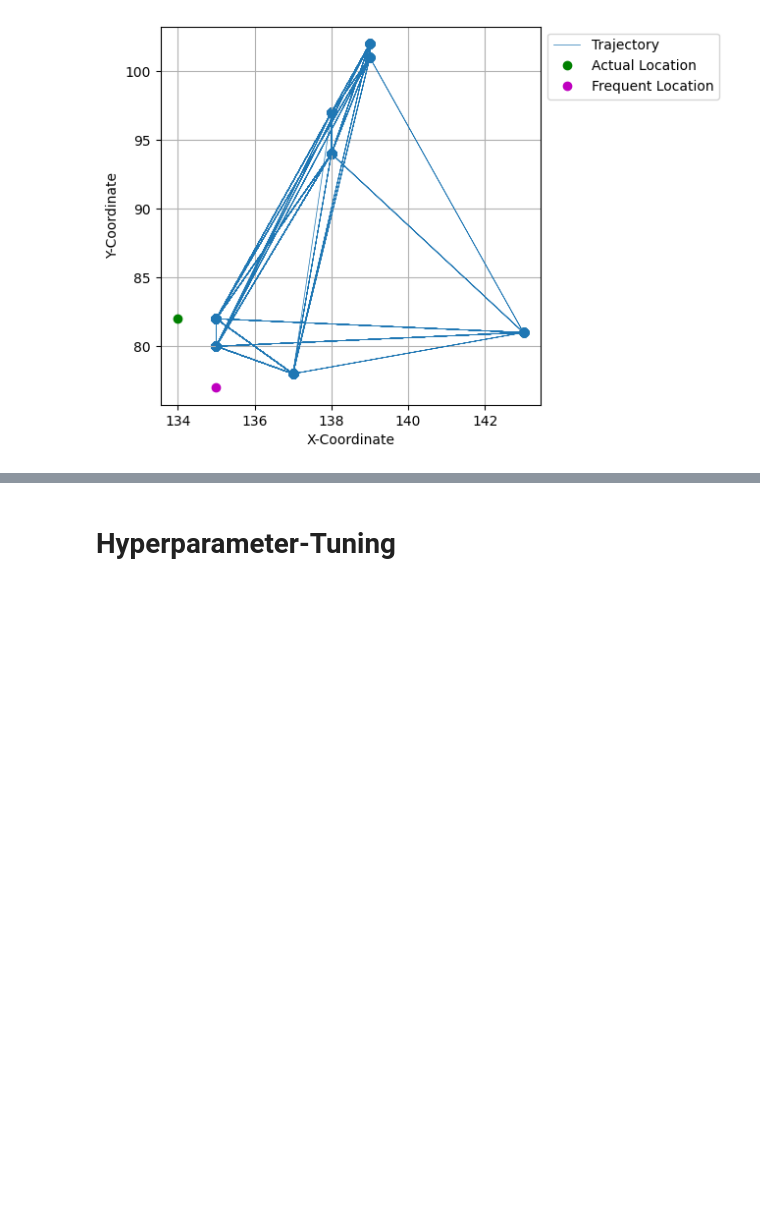
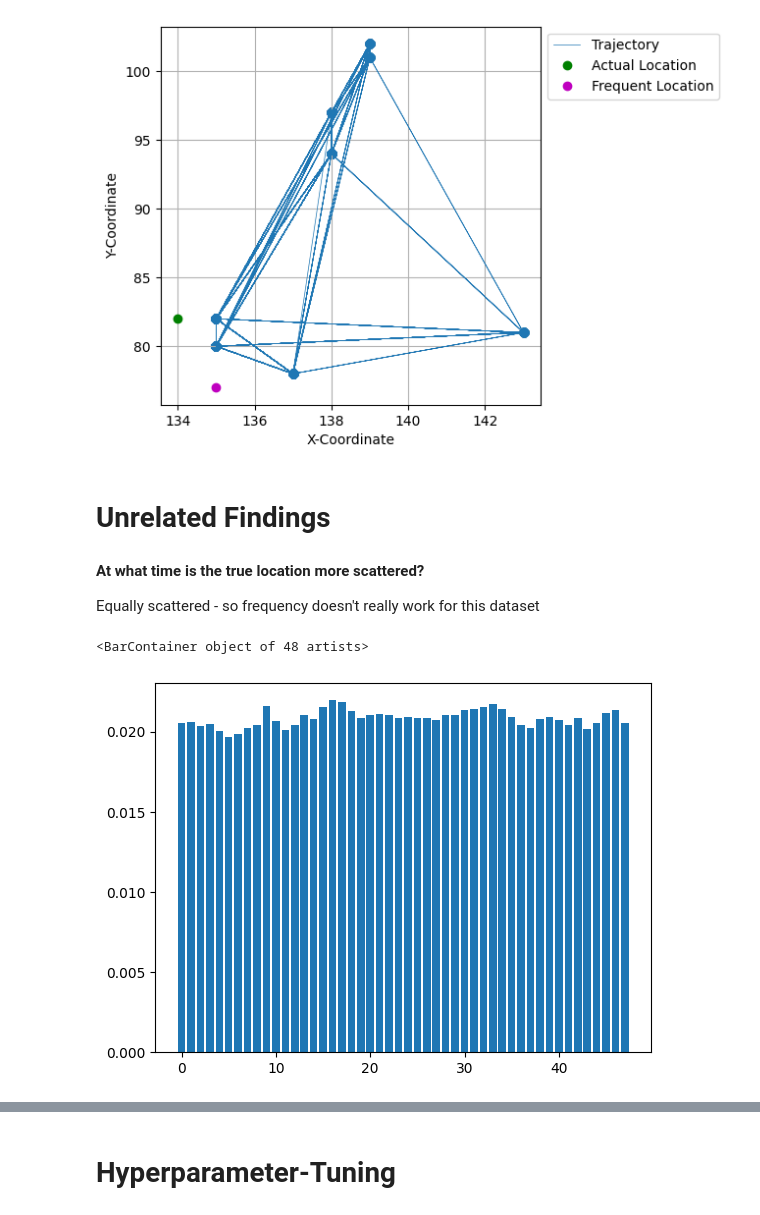
Before and after one commit to ANNIZHENG/MLModel_Eval_with_YJMob100K, a Jupyter notebook: CustomTransformer_with_YJMob100K.ipynb, the cells around one changed output, grey strips where cells are left out. Cells and saved outputs as stored; diff of their text form; code cells hidden in the pictures; blank space fills up the shorter version.

```diff
--- a/CustomTransformer_with_YJMob100K.ipynb
+++ b/CustomTransformer_with_YJMob100K.ipynb
@@ -15,8 +15,13 @@ from torch.utils.data import Dataset, DataLoader
 # %% [markdown]
 # Import Data
 # %%
-df_train = pd.read_csv('df_train_1k.csv')
-df_test = pd.read_csv('df_test_1k.csv')
+# 1k
+# df_train = pd.read_csv('df_train_1k.csv')
+# df_test = pd.read_csv('df_test_1k.csv')
+
+# 10k
+df_train = pd.read_csv('df_train.csv')
+df_test = pd.read_csv('df_test.csv')
 # %% [markdown]
 ## Batching
 # %%
@@ -469,3 +469,24 @@ inputs,labels,positions,label_positions,prediction = extract_prediction(transfor
 plot_trajectory(inputs,labels,positions,label_positions,prediction)
 # %% [output]
 [figure]
+# %% [markdown]
+# Unrelated Findings
+# %% [markdown]
+**At what time is the true location more scattered?**
+
+Equally scattered - so frequency doesn't really work for this dataset
+# %%
+grouped_time_data_train = [group for _,group in df_train.groupby('t')]
+
+loc_var_by_time = []
+
+for time_group in grouped_time_data_train:
+    loc_var_by_time.append(np.var(time_group['combined_xy']))
+
+loc_var_by_time = np.array(loc_var_by_time)
+loc_var_by_time = loc_var_by_time/sum(loc_var_by_time) # normalization
+# %%
+plt.bar([int(i) for i in range(len(loc_var_by_time))], loc_var_by_time)
+# %% [output]
+<BarContainer object of 48 artists>
+[figure, added]
```
Also changed, not shown: parts of 5 cells of this notebook, 1 other file.
